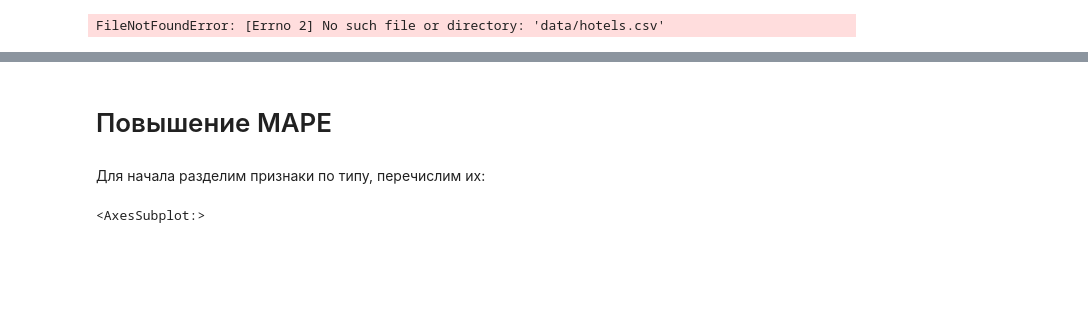
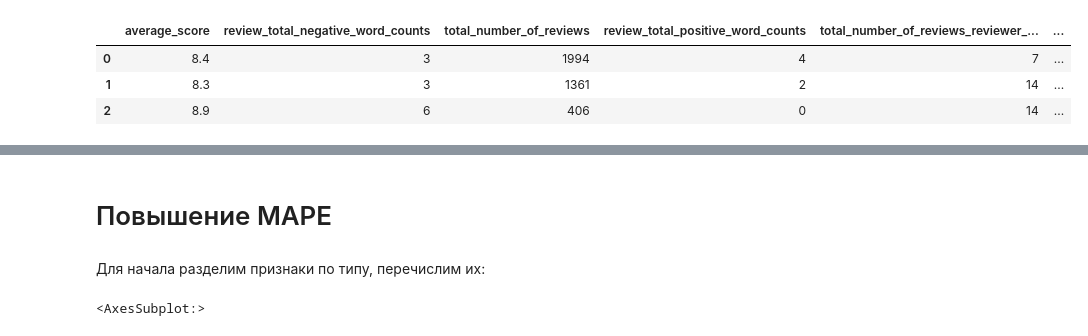
Before and after one commit to AleksandrFrom/SF_DS, a Jupyter notebook: EDA_Project_3_v2.ipynb, the cells around one changed output, grey strips where cells are left out. Drawn from its saved outputs; the diff is of its cells as text; code cells hidden in the pictures; blank space fills up the shorter version.

```diff
--- a/EDA_Project_3_v2.ipynb
+++ b/EDA_Project_3_v2.ipynb
@@ -0,0 +64,4 @@
+# %%
+#выбираем страну из адреса отеля
+hotels['hotel_country'] = hotels['hotel_address'].apply(
+    lambda x: 'United Kingdom' if x.split()[-1] == 'Kingdom' else x.split()[-1])
@@ -3,5 +117,7 @@ import pandas as pd
 # %%
-hotels = pd.read_csv('data/hotels.csv')
 hotels.head(3)
 # %% [output]
-FileNotFoundError: [Errno 2] No such file or directory: 'data/hotels.csv'
+|  | average_score | review_total_negative_word_counts | total_number_of_reviews | review_total_positive_word_counts | total_number_of_reviews_reviewer_... | ... |
+| 0 | 8.4 | 3 | 1994 | 4 | 7 | ... |
+| 1 | 8.3 | 3 | 1361 | 2 | 14 | ... |
+| 2 | 8.9 | 6 | 406 | 0 | 14 | ... |
```
Also changed, not shown: parts of 33 cells of this notebook, 6 other files.
